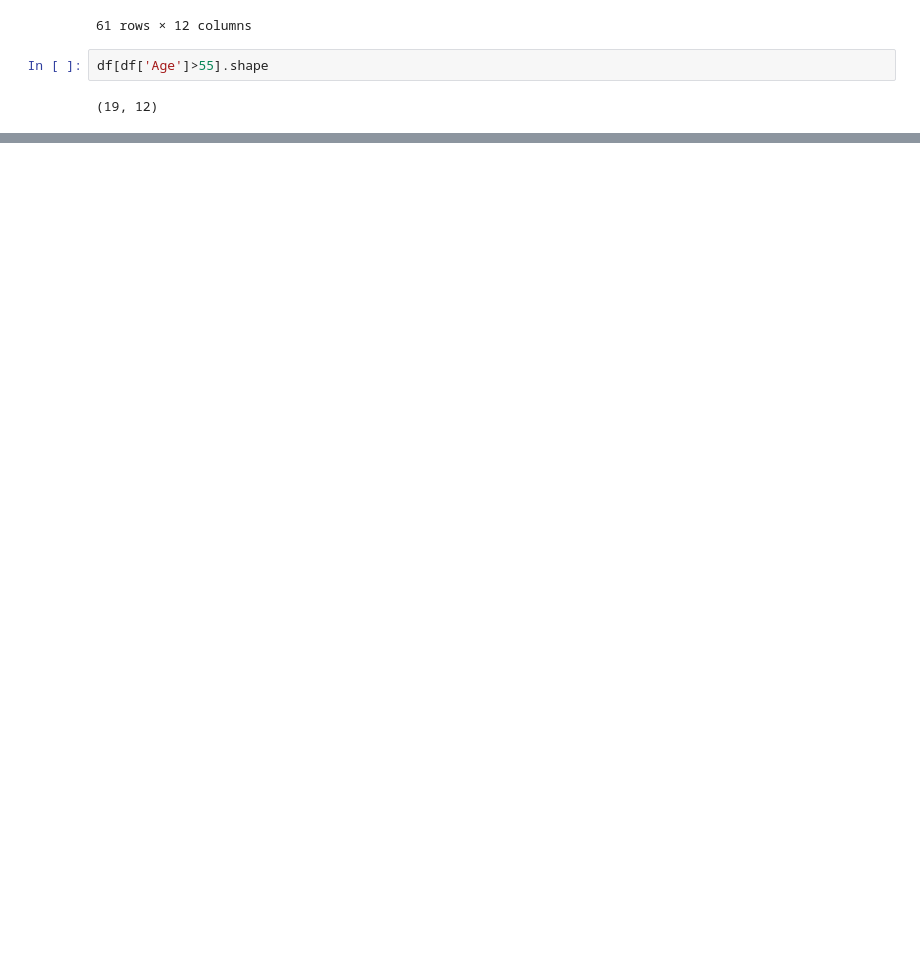
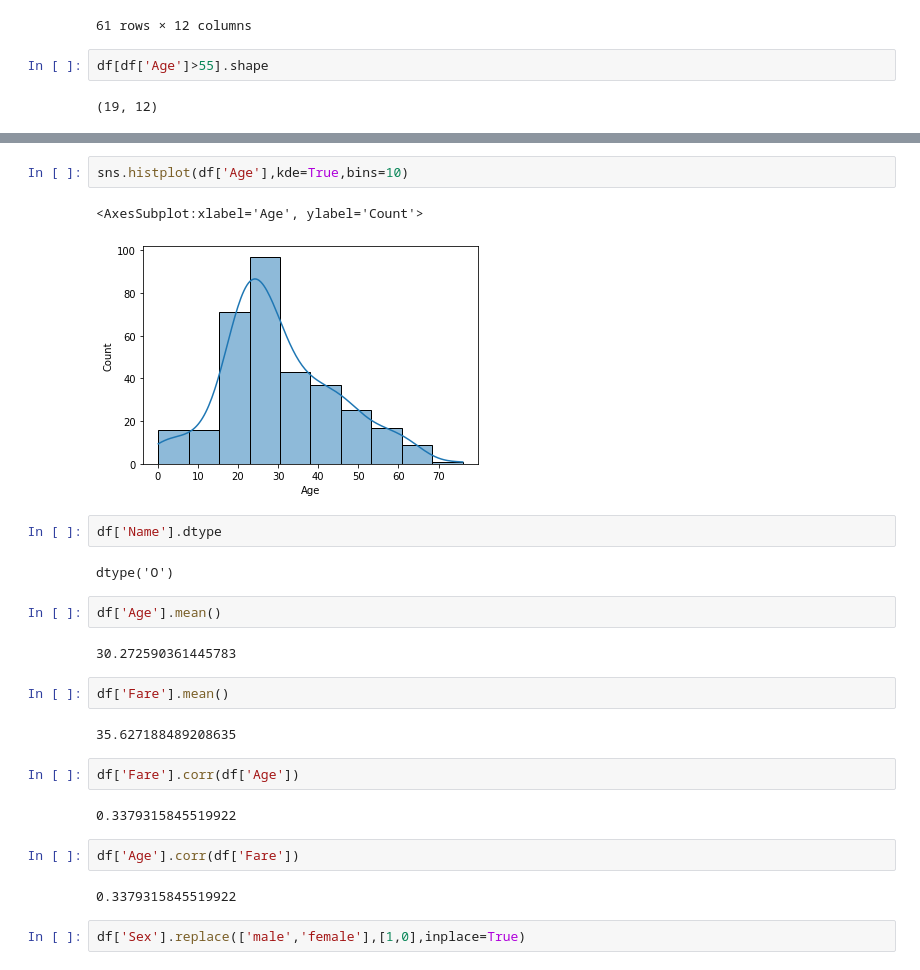
Before and after one commit to babiswas/pandasrepo, a Jupyter notebook: Titanic.ipynb, the cells around one changed output, grey strips where cells are left out. Cells and saved outputs as stored; diff of their text form; blank space fills up the shorter version.

```diff
--- a/Titanic.ipynb
+++ b/Titanic.ipynb
@@ -98,0 +102,27 @@ sns.histplot()
+# %%
+sns.histplot(df['Age'],kde=True,bins=10)
+# %% [output]
+<AxesSubplot:xlabel='Age', ylabel='Count'>
+[figure, added]
+# %%
+df['Name'].dtype
+# %% [output]
+dtype('O')
+# %%
+df['Age'].mean()
+# %% [output]
+30.272590361445783
+# %%
+df['Fare'].mean()
+# %% [output]
+35.627188489208635
+# %%
+df['Fare'].corr(df['Age'])
+# %% [output]
+0.3379315845519922
+# %%
+df['Age'].corr(df['Fare'])
+# %% [output]
+0.3379315845519922
+# %%
+df['Sex'].replace(['male','female'],[1,0],inplace=True)
```
Also changed, not shown: parts of 15 cells of this notebook.
